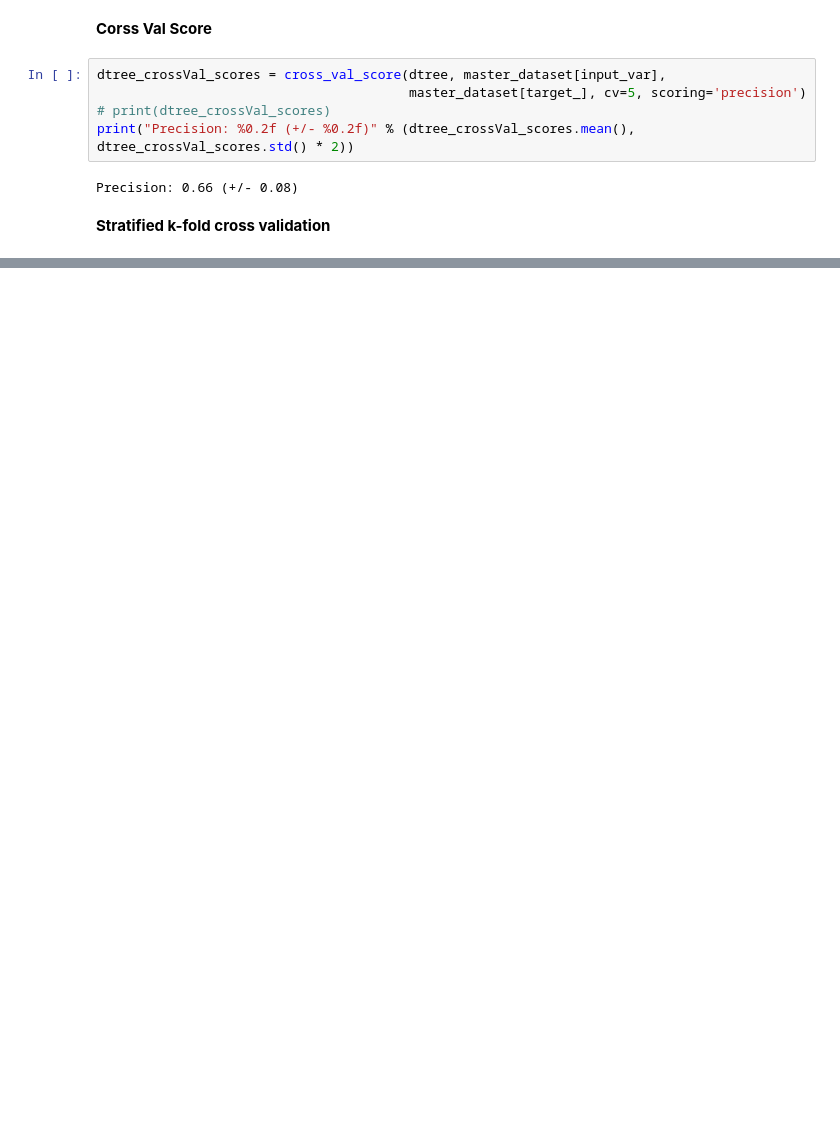
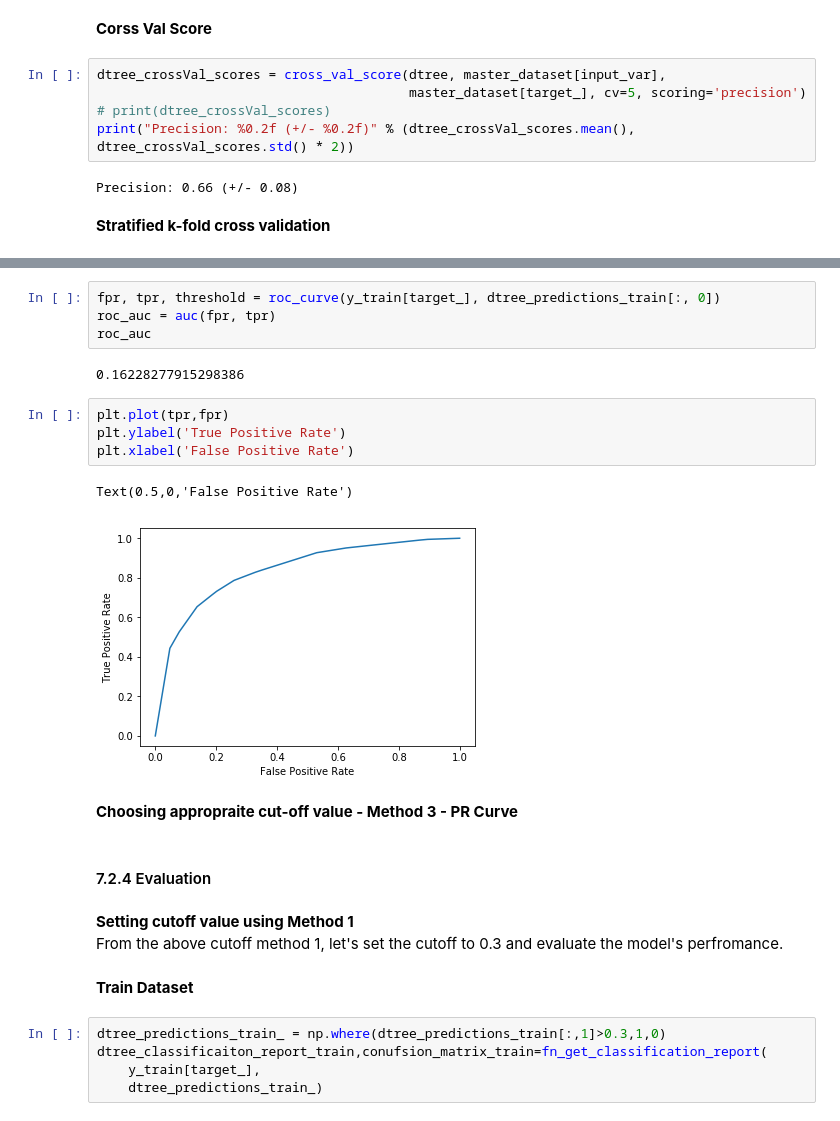
Before and after one commit to sravangereddy/DataScience_, a Jupyter notebook: Telco Customer/Telco Customer - Master Copy.ipynb, the cells around one changed output, grey strips where cells are left out. Saved outputs shown, nothing was run; the diff lists cells and outputs as text; blank space fills up the shorter version.

```diff
--- a/Telco Customer/Telco Customer - Master Copy.ipynb
+++ b/Telco Customer/Telco Customer - Master Copy.ipynb
@@ -707,0 +754,27 @@ Metrics : Accuracy -   0.804  Precision -  0.466 Recall -  0.693 F1 Score -  0.5
+# %%
+fpr, tpr, threshold = roc_curve(y_train[target_], dtree_predictions_train[:, 0])
+roc_auc = auc(fpr, tpr)
+roc_auc
+# %% [output]
+0.16228277915298386
+# %%
+plt.plot(tpr,fpr)
+plt.ylabel('True Positive Rate')
+plt.xlabel('False Positive Rate')
+# %% [output]
+Text(0.5,0,'False Positive Rate')
+[figure, added]
+# %% [markdown]
+<b> Choosing appropraite cut-off value - Method 3 - PR Curve </b><br>
+# %% [markdown]
+#### 7.2.4 Evaluation
+# %% [markdown]
+<b> Setting cutoff value using Method 1 </b><br>
+From the above cutoff method 1, let's set the cutoff to 0.3 and evaluate the model's perfromance.
+# %% [markdown]
+<b> Train Dataset </b>
+# %%
+dtree_predictions_train_ = np.where(dtree_predictions_train[:,1]>0.3,1,0)
+dtree_classificaiton_report_train,conufsion_matrix_train=fn_get_classification_report(
+    y_train[target_],
+    dtree_predictions_train_)
```
Also changed, not shown: parts of 28 cells of this notebook.
